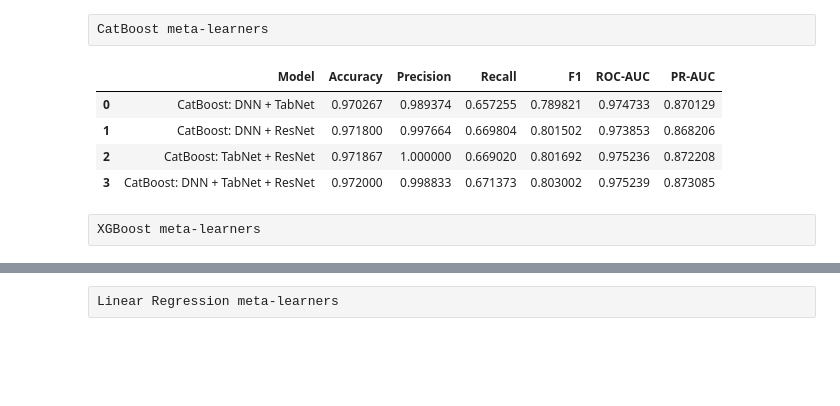
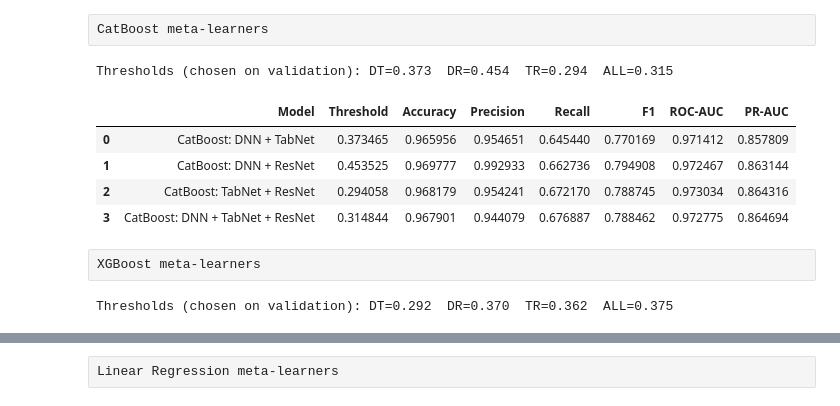
Before and after one commit to m-zuma/diabetes-detection, a Jupyter notebook: Diabetes_detection.ipynb, the cells around one changed output, grey strips where cells are left out. Saved outputs shown, nothing was run; the diff lists cells and outputs as text; code cells hidden in the pictures; blank space fills up the shorter version.

```diff
--- a/Diabetes_detection.ipynb
+++ b/Diabetes_detection.ipynb
@@ -856,6 +774,7 @@ ResNet
 from tensorflow.keras import layers, Model
 from tensorflow.keras.callbacks import EarlyStopping
 from tensorflow.keras.optimizers import AdamW
+from sklearn.model_selection import train_test_split
 from collections import Counter
 import smote_variants as sv
 
@@ -868,7 +787,7 @@ def build_resnet(n_features, width=64, n_blocks=3, dropout=0.2):
         h = layers.Dense(width * 2, activation='relu')(h)
         h = layers.Dropout(dropout)(h)
         h = layers.Dense(width)(h)
-        x = layers.Add()([x, h])          # skip (residual) connection
+        x = layers.Add()([x, h])
     x = layers.BatchNormalization()(x)
     x = layers.Activation('relu')(x)
     out = layers.Dense(1, activation='sigmoid')(x)
@@ -892,6 +811,11 @@ for fold, (train_idx, val_idx) in enumerate(skf.split(X_train_meta, y_train_meta
     X_fold_val = X_train_meta[val_idx]
     y_fold_val = y_train_meta.iloc[val_idx].copy()
 
+    # Early-stopping set taken from the TRAINING part of the fold
+    X_fold_train, X_es, y_fold_train, y_es = train_test_split(
+        X_fold_train, y_fold_train, test_size=0.1,
+        stratify=y_fold_train, random_state=SEED)
+
     # Apply ProWSyn ONLY to the training fold
     oversampler = sv.ProWSyn(
         n_neighbors=3,
@@ -905,7 +829,8 @@ for fold, (train_idx, val_idx) in enumerate(skf.split(X_train_meta, y_train_meta
     X_fold_train = fix_synthetic(X_fold_train)
 
     print("Training class distribution:", Counter(y_fold_train))
-    print(f"Validation shape: {X_fold_val.shape}")
+    print(f"Early-stopping set: {X_es.shape}")
+    print(f"Validation (OOF) shape: {X_fold_val.shape}")
 
     # Build model
     resnet_model = build_resnet(X_fold_train.shape[1])
@@ -927,7 +852,7 @@ for fold, (train_idx, val_idx) in enumerate(skf.split(X_train_meta, y_train_meta
     history = resnet_model.fit(
         X_fold_train,
         y_fold_train,
-        validation_data=(X_fold_val, y_fold_val),
+        validation_data=(X_es, y_es),
         epochs=100,
         batch_size=1024,
         callbacks=[early_stop],
@@ -1051,7 +1082,9 @@ catboost_dt_prob = catboost_dt.predict_proba(
     X_meta_dt_test
 )[:, 1]
 
-catboost_dt_pred = (catboost_dt_prob >= 0.5).astype(int)
+catboost_dt_thr = best_threshold(
+    y_val, catboost_dt.predict_proba(X_meta_dt_val)[:, 1])
+catboost_dt_pred = (catboost_dt_prob >= catboost_dt_thr).astype(int)
 
 
 
@@ -1075,7 +1108,9 @@ catboost_dr_prob = catboost_dr.predict_proba(
     X_meta_dr_test
 )[:, 1]
 
-catboost_dr_pred = (catboost_dr_prob >= 0.5).astype(int)
+catboost_dr_thr = best_threshold(
+    y_val, catboost_dr.predict_proba(X_meta_dr_val)[:, 1])
+catboost_dr_pred = (catboost_dr_prob >= catboost_dr_thr).astype(int)
 
 
 
@@ -1099,7 +1134,9 @@ catboost_tr_prob = catboost_tr.predict_proba(
     X_meta_tr_test
 )[:, 1]
 
-catboost_tr_pred = (catboost_tr_prob >= 0.5).astype(int)
+catboost_tr_thr = best_threshold(
+    y_val, catboost_tr.predict_proba(X_meta_tr_val)[:, 1])
+catboost_tr_pred = (catboost_tr_prob >= catboost_tr_thr).astype(int)
 
 
 
@@ -1123,7 +1160,17 @@ catboost_all_prob = catboost_all.predict_proba(
     X_meta_all_test
 )[:, 1]
 
-catboost_all_pred = (catboost_all_prob >= 0.5).astype(int)
+catboost_all_thr = best_threshold(
+    y_val, catboost_all.predict_proba(X_meta_all_val)[:, 1])
+catboost_all_pred = (catboost_all_prob >= catboost_all_thr).astype(int)
+
+
+# Show the chosen thresholds
+print(f"Thresholds (chosen on validation): "
+      f"DT={catboost_dt_thr:.3f}  DR={catboost_dr_thr:.3f}  "
+      f"TR={catboost_tr_thr:.3f}  ALL={catboost_all_thr:.3f}")
+# %% [output]
+Thresholds (chosen on validation): DT=0.373  DR=0.454  TR=0.294  ALL=0.315
 # %%
 # Evaluate
 
@@ -1139,6 +1186,7 @@ from sklearn.metrics import (
 # DNN + TabNet
 catboost_dt_results = {
     'Model': 'CatBoost: DNN + TabNet',
+    'Threshold': catboost_dt_thr,
     'Accuracy': accuracy_score(y_test, catboost_dt_pred),
     'Precision': precision_score(y_test, catboost_dt_pred),
     'Recall': recall_score(y_test, catboost_dt_pred),
@@ -1151,6 +1199,7 @@ catboost_dt_results = {
 # DNN + ResNet
 catboost_dr_results = {
     'Model': 'CatBoost: DNN + ResNet',
+    'Threshold': catboost_dr_thr,
     'Accuracy': accuracy_score(y_test, catboost_dr_pred),
     'Precision': precision_score(y_test, catboost_dr_pred),
     'Recall': recall_score(y_test, catboost_dr_pred),
@@ -1162,42 +1211,44 @@ catboost_dr_results = {
 # TabNet + ResNet
 catboost_tr_results = {
     'Model': 'CatBoost: TabNet + ResNet',
+    'Threshold': catboost_tr_thr,
     'Accuracy': accuracy_score(y_test, catboost_tr_pred),
     'Precision': precision_score(y_test, catboost_tr_pred),
     'Recall': recall_score(y_test, catboost_tr_pred),
     'F1': f1_score(y_test, catboost_tr_pred),
     'ROC-AUC': roc_auc_score(y_test, catboost_tr_prob),
     'PR-AUC': average_precision_score(y_test, catboost_tr_prob)
 }
 
 
 # DNN + TabNet + ResNet
 catboost_all_results = {
     'Model': 'CatBoost: DNN + TabNet + ResNet',
+    'Threshold': catboost_all_thr,
     'Accuracy': accuracy_score(y_test, catboost_all_pred),
     'Precision': precision_score(y_test, catboost_all_pred),
     'Recall': recall_score(y_test, catboost_all_pred),
     'F1': f1_score(y_test, catboost_all_pred),
     'ROC-AUC': roc_auc_score(y_test, catboost_all_prob),
     'PR-AUC': average_precision_score(y_test, catboost_all_prob)
 }
 
 # Combine Results
 
 catboost_results = pd.DataFrame([
     catboost_dt_results,
     catboost_dr_results,
     catboost_tr_results,
     catboost_all_results
 ])
 
 catboost_results
 # %% [output]
-|  | Model | Accuracy | Precision | Recall | F1 | ROC-AUC | PR-AUC |
-| 0 | CatBoost: DNN + TabNet | 0.970267 | 0.989374 | 0.657255 | 0.789821 | 0.974733 | 0.870129 |
-| 1 | CatBoost: DNN + ResNet | 0.971800 | 0.997664 | 0.669804 | 0.801502 | 0.973853 | 0.868206 |
-| 2 | CatBoost: TabNet + ResNet | 0.971867 | 1.000000 | 0.669020 | 0.801692 | 0.975236 | 0.872208 |
-| 3 | CatBoost: DNN + TabNet + ResNet | 0.972000 | 0.998833 | 0.671373 | 0.803002 | 0.975239 | 0.873085 |
+|  | Model | Threshold | Accuracy | Precision | Recall | F1 | ROC-AUC | PR-AUC |
+| 0 | CatBoost: DNN + TabNet | 0.373465 | 0.965956 | 0.954651 | 0.645440 | 0.770169 | 0.971412 | 0.857809 |
+| 1 | CatBoost: DNN + ResNet | 0.453525 | 0.969777 | 0.992933 | 0.662736 | 0.794908 | 0.972467 | 0.863144 |
+| 2 | CatBoost: TabNet + ResNet | 0.294058 | 0.968179 | 0.954241 | 0.672170 | 0.788745 | 0.973034 | 0.864316 |
+| 3 | CatBoost: DNN + TabNet + ResNet | 0.314844 | 0.967901 | 0.944079 | 0.676887 | 0.788462 | 0.972775 | 0.864694 |
 # %% [raw]
 XGBoost meta-learners
 # %%
@@ -1225,7 +1276,9 @@ xgb_dt_prob = xgb_dt.predict_proba(
     X_meta_dt_test
 )[:, 1]
 
-xgb_dt_pred = (xgb_dt_prob >= 0.5).astype(int)
+xgb_dt_thr = best_threshold(
+    y_val, xgb_dt.predict_proba(X_meta_dt_val)[:, 1])
+xgb_dt_pred = (xgb_dt_prob >= xgb_dt_thr).astype(int)
 
 
 
@@ -1250,7 +1303,9 @@ xgb_dr_prob = xgb_dr.predict_proba(
     X_meta_dr_test
 )[:, 1]
 
-xgb_dr_pred = (xgb_dr_prob >= 0.5).astype(int)
+xgb_dr_thr = best_threshold(
+    y_val, xgb_dr.predict_proba(X_meta_dr_val)[:, 1])
+xgb_dr_pred = (xgb_dr_prob >= xgb_dr_thr).astype(int)
 
 
 # TabNet + ResNet
@@ -1274,7 +1329,9 @@ xgb_tr_prob = xgb_tr.predict_proba(
     X_meta_tr_test
 )[:, 1]
 
-xgb_tr_pred = (xgb_tr_prob >= 0.5).astype(int)
+xgb_tr_thr = best_threshold(
+    y_val, xgb_tr.predict_proba(X_meta_tr_val)[:, 1])
+xgb_tr_pred = (xgb_tr_prob >= xgb_tr_thr).astype(int)
 
 
 # DNN + TabNet + ResNet
@@ -1298,7 +1355,17 @@ xgb_all_prob = xgb_all.predict_proba(
     X_meta_all_test
 )[:, 1]
 
-xgb_all_pred = (xgb_all_prob >= 0.5).astype(int)
+xgb_all_thr = best_threshold(
+    y_val, xgb_all.predict_proba(X_meta_all_val)[:, 1])
+xgb_all_pred = (xgb_all_prob >= xgb_all_thr).astype(int)
+
+
+# Show the chosen thresholds
+print(f"Thresholds (chosen on validation): "
+      f"DT={xgb_dt_thr:.3f}  DR={xgb_dr_thr:.3f}  "
+      f"TR={xgb_tr_thr:.3f}  ALL={xgb_all_thr:.3f}")
+# %% [output]
+Thresholds (chosen on validation): DT=0.292  DR=0.370  TR=0.362  ALL=0.375
 # %%
 # Evaluate
 
```
Also changed, not shown: parts of 31 cells of this notebook, 6 other files.
